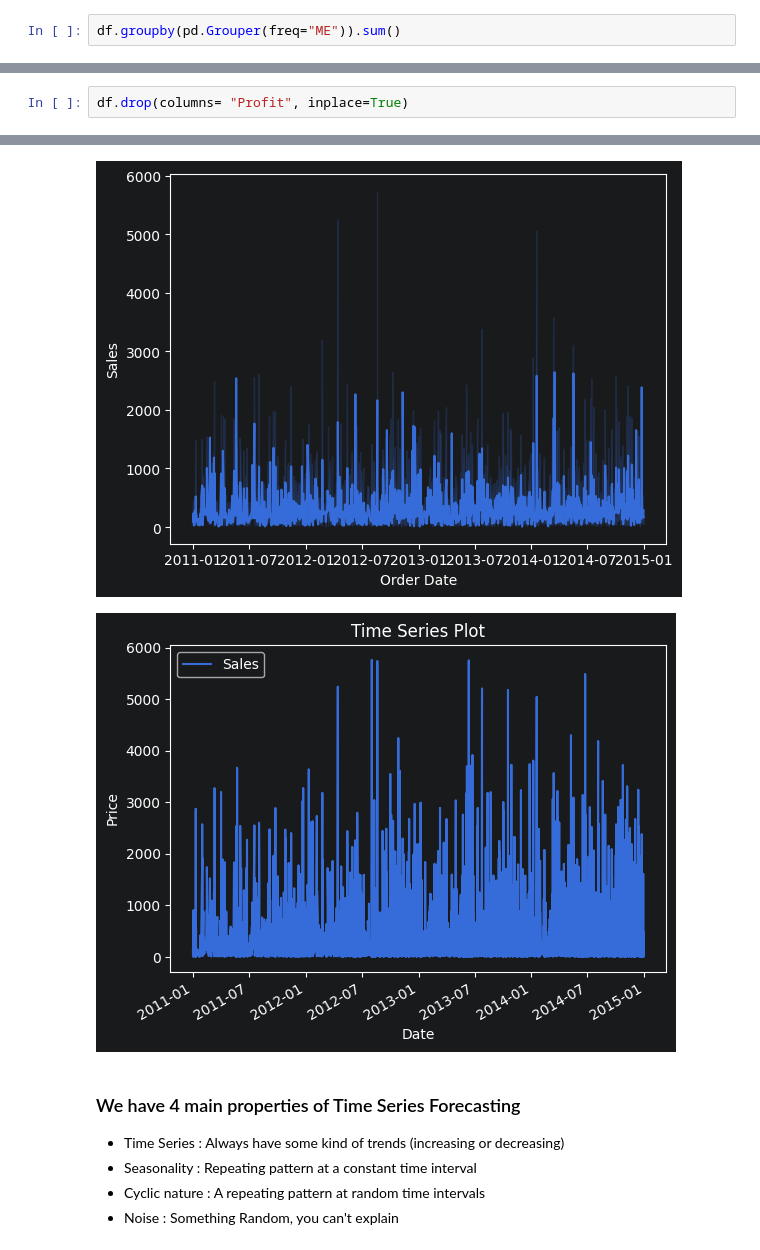
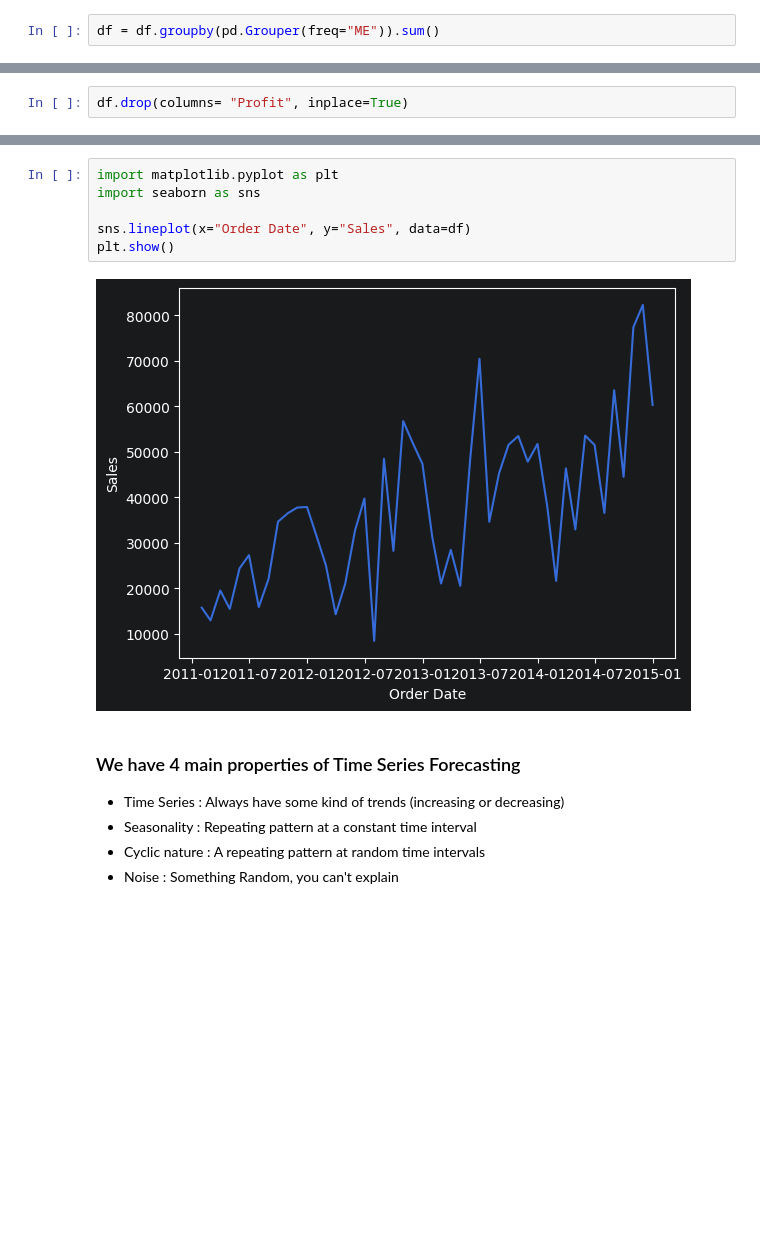
Before and after one commit to kaymansrinivasan/Machine_Learning, a Jupyter notebook: .ipynb/Time Series_1.ipynb, the cells around one changed output, grey strips where cells are left out. Saved outputs shown, nothing was run; the diff lists cells and outputs as text; blank space fills up the shorter version.

Commit message:
Time Series is bit complex and it's kind of interesting fix date to make it advance

```diff
--- a/.ipynb/Time Series_1.ipynb
+++ b/.ipynb/Time Series_1.ipynb
@@ -124,4 +125,4 @@ dtype: float64
 # always study data in weeks wise -> month wise -> year wise more agg more stable
 # to have a big picture of our data
 # %%
-df.groupby(pd.Grouper(freq="ME")).sum()
+df = df.groupby(pd.Grouper(freq="ME")).sum()
@@ -166,7 +152,11 @@ df
 # %%
+import matplotlib.pyplot as plt
+import seaborn as sns
+
+sns.lineplot(x="Order Date", y="Sales", data=df)
+plt.show()
 # %% [output]
-[figure, old version]
+[figure, new version]
-[figure, removed]
 # %% [markdown]
 ### We have 4 main properties of Time Series Forecasting
 - Time Series : Always have some kind of trends (increasing or decreasing)
```
Also changed, not shown: parts of 8 cells of this notebook.
